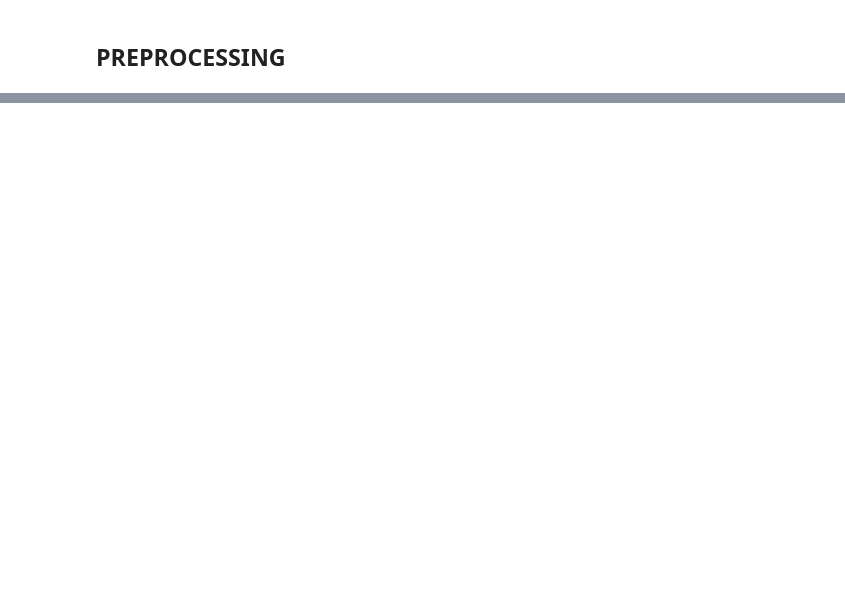
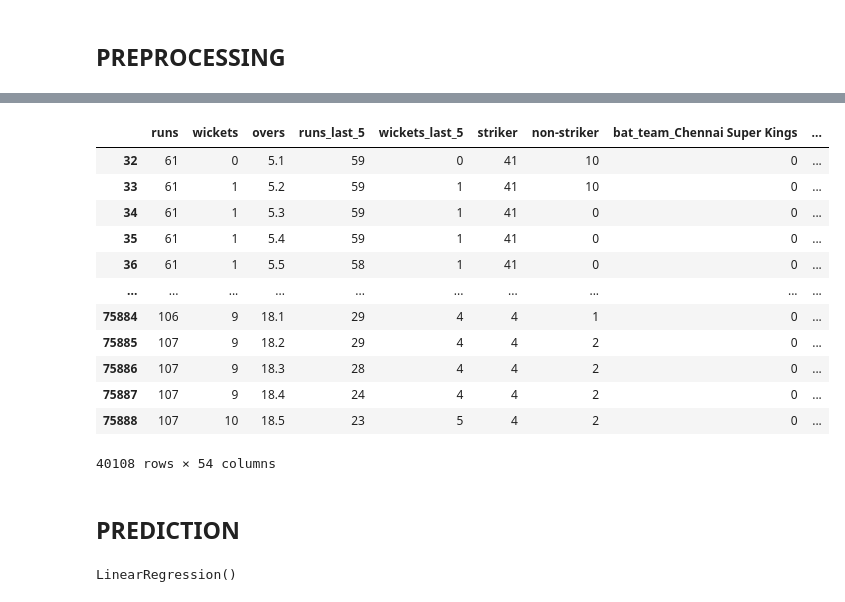
Before and after one commit to thinking-tomorrow/Data-Science-Projects, a Jupyter notebook: Untitled.ipynb, the cells around one changed output, grey strips where cells are left out. Saved outputs shown, nothing was run; the diff lists cells and outputs as text; code cells hidden in the pictures; blank space fills up the shorter version.

Commit message:
Did predictions

```diff
--- a/Untitled.ipynb
+++ b/Untitled.ipynb
@@ -253,2 +269,21 @@ df
+# %%
+X = df.drop(['total','batsman','bowler'],axis=1)
+y = df['total']
 # %%
-X = df.drop
+X
+# %% [output]
+|  | runs | wickets | overs | runs_last_5 | wickets_last_5 | striker | non-striker | bat_team_Chennai Super Kings | ... |
+| 32 | 61 | 0 | 5.1 | 59 | 0 | 41 | 10 | 0 | ... |
+| 33 | 61 | 1 | 5.2 | 59 | 1 | 41 | 10 | 0 | ... |
+| 34 | 61 | 1 | 5.3 | 59 | 1 | 41 | 0 | 0 | ... |
+| 35 | 61 | 1 | 5.4 | 59 | 1 | 41 | 0 | 0 | ... |
+| 36 | 61 | 1 | 5.5 | 58 | 1 | 41 | 0 | 0 | ... |
+| ... | ... | ... | ... | ... | ... | ... | ... | ... | ... |
+| 75884 | 106 | 9 | 18.1 | 29 | 4 | 4 | 1 | 0 | ... |
+| 75885 | 107 | 9 | 18.2 | 29 | 4 | 4 | 2 | 0 | ... |
+| 75886 | 107 | 9 | 18.3 | 28 | 4 | 4 | 2 | 0 | ... |
+| 75887 | 107 | 9 | 18.4 | 24 | 4 | 4 | 2 | 0 | ... |
+| 75888 | 107 | 10 | 18.5 | 23 | 5 | 4 | 2 | 0 | ... |
+40108 rows × 54 columns
+# %% [markdown]
+## PREDICTION
@@ -254,0 +294,7 @@ X = df.drop
+# %%
+# Linear Regression Model
+from sklearn.linear_model import LinearRegression
+reg = LinearRegression()
+reg.fit(X_train,y_train)
+# %% [output]
+LinearRegression()
```
Also changed, not shown: parts of 12 cells of this notebook.
